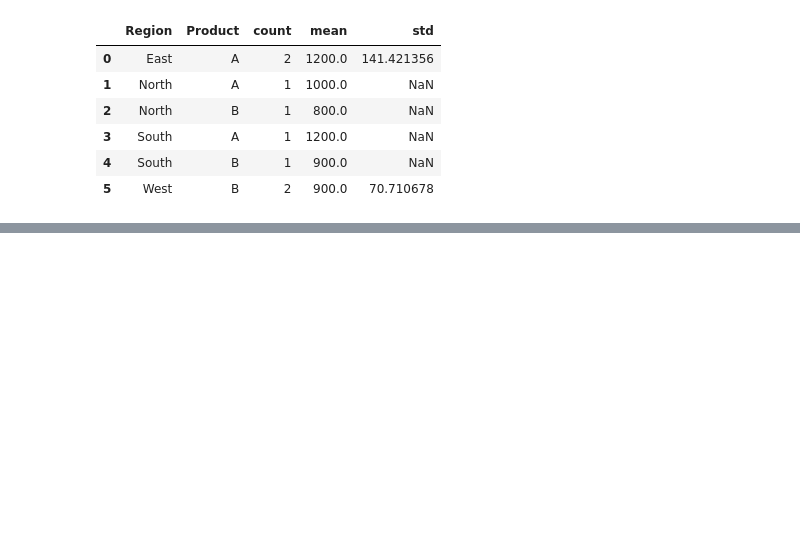
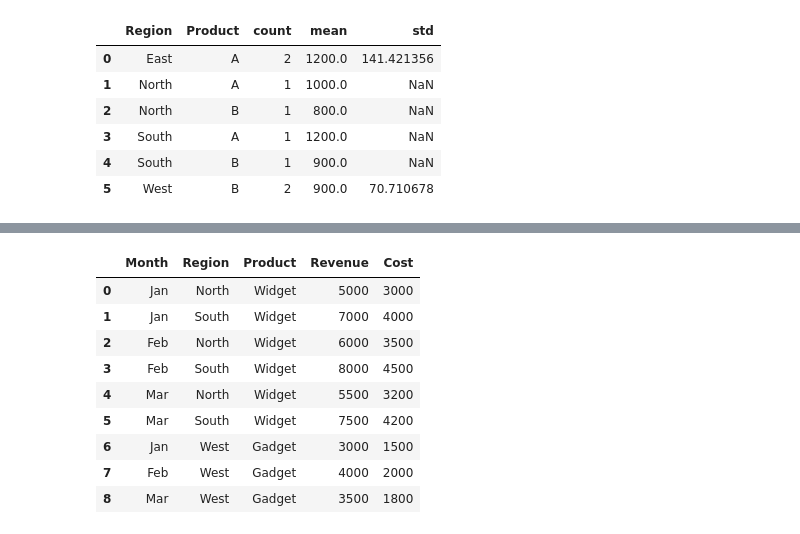
Before and after one commit to KEN-DATALABS/PROJECT-LIST, a Jupyter notebook: OneDrive/Documents/List Project/Project2.ipynb, the cells around one changed output, grey strips where cells are left out. Saved outputs shown, nothing was run; the diff lists cells and outputs as text; code cells hidden in the pictures; blank space fills up the shorter version.

```diff
--- a/OneDrive/Documents/List Project/Project2.ipynb
+++ b/OneDrive/Documents/List Project/Project2.ipynb
@@ -934,0 +970,20 @@ TypeError: pivot_table() got an unexpected keyword argument 'agg_func'. Did you
+# %%
+sales_data = pd.DataFrame({
+    'Month': ['Jan', 'Jan', 'Feb', 'Feb', 'Mar', 'Mar', 'Jan', 'Feb', 'Mar'],
+    'Region': ['North', 'South', 'North', 'South', 'North', 'South', 'West', 'West', 'West'],
+    'Product': ['Widget', 'Widget', 'Widget', 'Widget', 'Widget', 'Widget', 'Gadget', 'Gadget', 'Gadget'],
+    'Revenue': [5000, 7000, 6000, 8000, 5500, 7500, 3000, 4000, 3500],
+    'Cost': [3000, 4000, 3500, 4500, 3200, 4200, 1500, 2000, 1800]
+})
+sales_data.head(20)
+# %% [output]
+|  | Month | Region | Product | Revenue | Cost |
+| 0 | Jan | North | Widget | 5000 | 3000 |
+| 1 | Jan | South | Widget | 7000 | 4000 |
+| 2 | Feb | North | Widget | 6000 | 3500 |
+| 3 | Feb | South | Widget | 8000 | 4500 |
+| 4 | Mar | North | Widget | 5500 | 3200 |
+| 5 | Mar | South | Widget | 7500 | 4200 |
+| 6 | Jan | West | Gadget | 3000 | 1500 |
+| 7 | Feb | West | Gadget | 4000 | 2000 |
+| 8 | Mar | West | Gadget | 3500 | 1800 |
```
Also changed, not shown: parts of 7 cells of this notebook.
